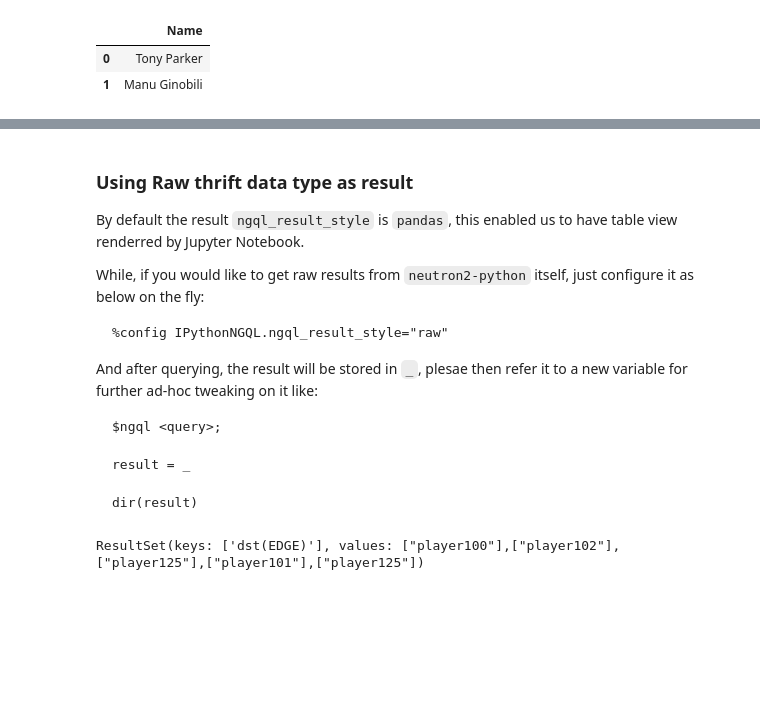
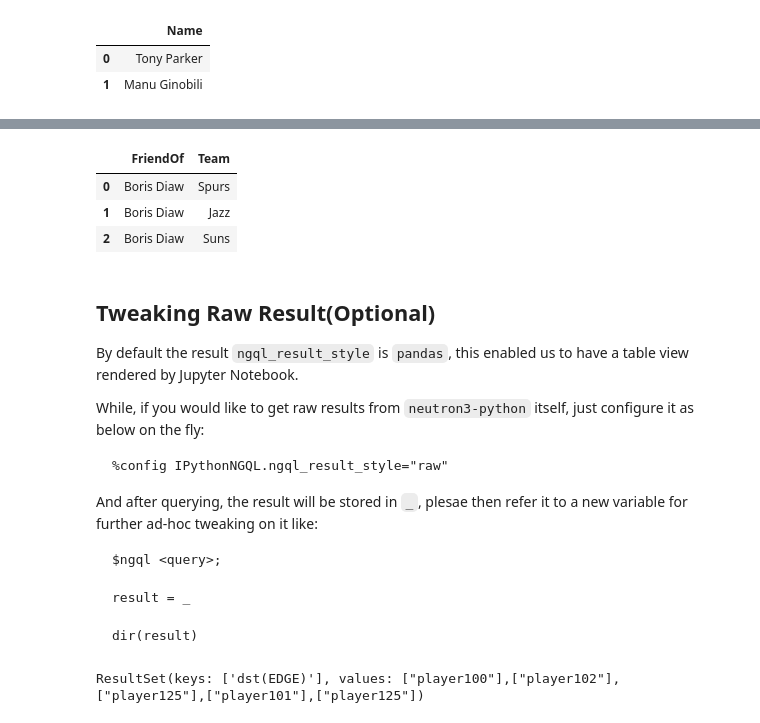
Before and after one commit to wey-gu/jupyter_nebulagraph, a Jupyter notebook: examples/get_started.ipynb, the cells around one changed output, grey strips where cells are left out. Cells and saved outputs as stored; diff of their text form; code cells hidden in the pictures; blank space fills up the shorter version.

````diff
--- a/examples/get_started.ipynb
+++ b/examples/get_started.ipynb
@@ -131,8 +163,19 @@ RETURN v2.player.name AS FriendOf, v3.team.name AS Team LIMIT 3;
+# %%
+df = _
+# %%
+df
+# %% [output]
+|  | FriendOf | Team |
+| 0 | Boris Diaw | Spurs |
+| 1 | Boris Diaw | Jazz |
+| 2 | Boris Diaw | Suns |
 # %% [markdown]
-### Using Raw thrift data type as result
-By default the result `ngql_result_style` is `pandas`, this enabled us to have table view renderred by Jupyter Notebook.
 
-While, if you would like to get raw results from `neutron2-python` itself, just configure it as below on the fly:
+## Tweaking Raw Result(Optional)
+
+By default the result `ngql_result_style` is `pandas`, this enabled us to have a table view rendered by Jupyter Notebook.
+
+While, if you would like to get raw results from `neutron3-python` itself, just configure it as below on the fly:
 
 ```
 %config IPythonNGQL.ngql_result_style="raw"
````
Also changed, not shown: parts of 39 cells of this notebook, 5 other files.
